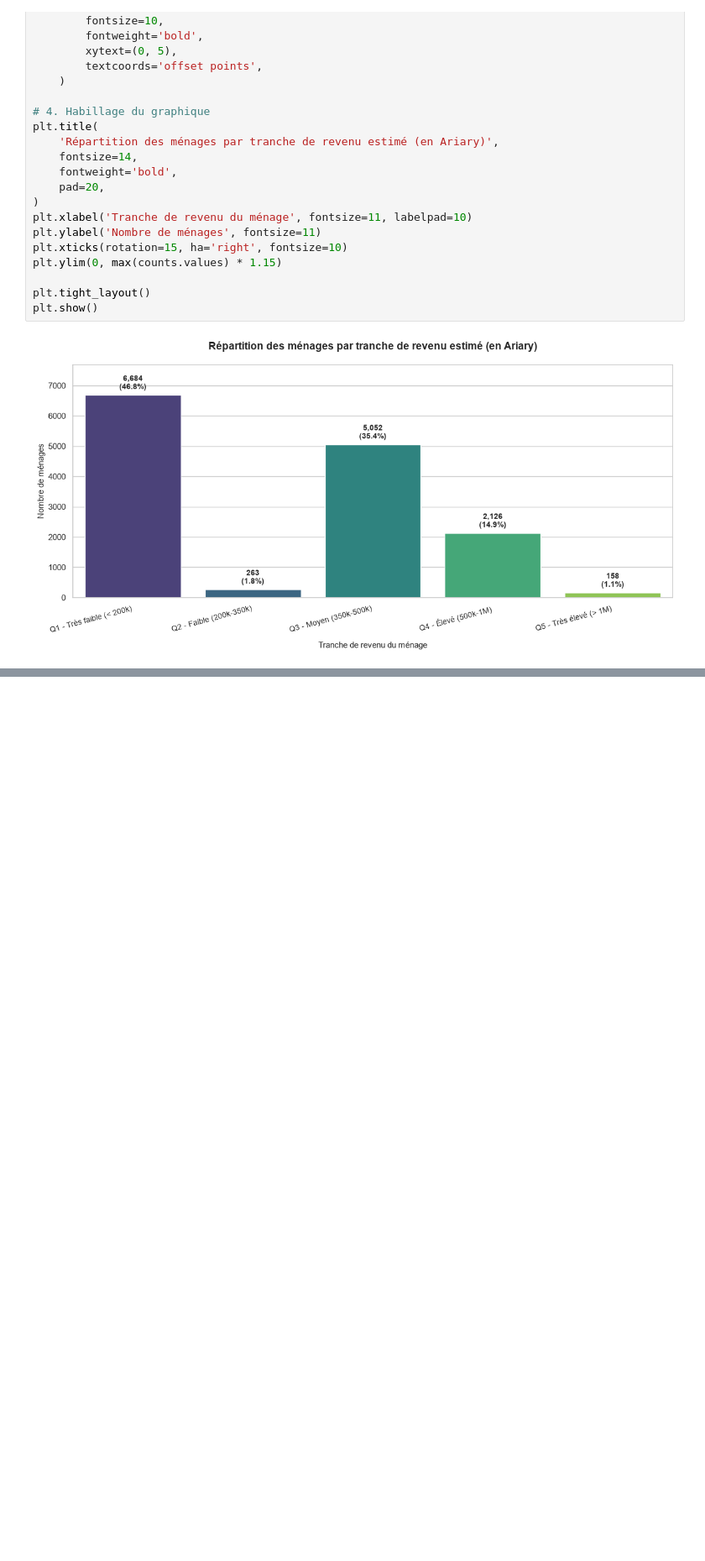
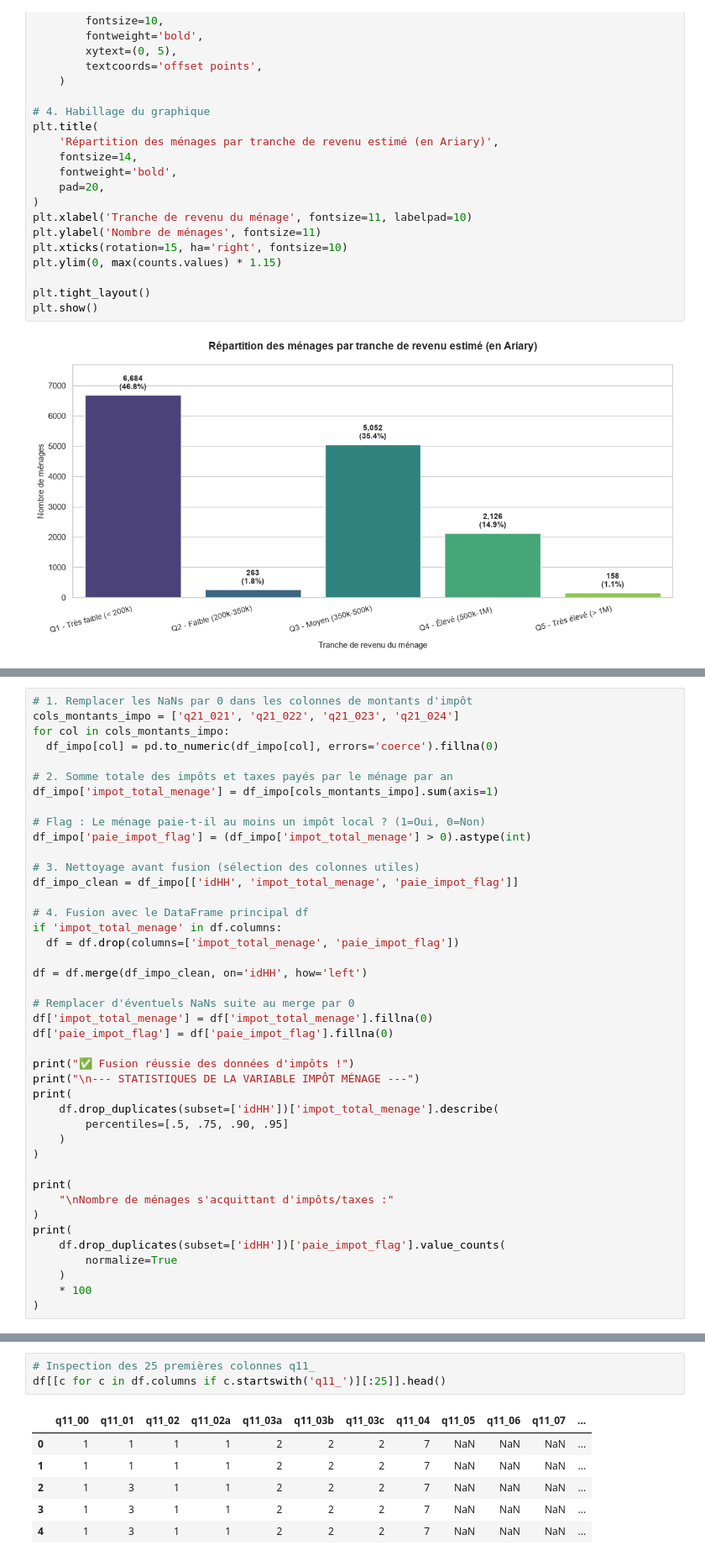
Before and after one commit to Nisafidy/ml, a Jupyter notebook: notebooks/01_EDA.ipynb, the cells around one changed output, grey strips where cells are left out. Shown at 84% size. Saved outputs shown, nothing was run; the diff lists cells and outputs as text; blank space fills up the shorter version.

```diff
--- a/notebooks/01_EDA.ipynb
+++ b/notebooks/01_EDA.ipynb
@@ -477,0 +624,42 @@ print(" Graphique sauvegardé dans reports/figures/01_repartition_revenus_menage
+# %%
+# 1. Remplacer les NaNs par 0 dans les colonnes de montants d'impôt
+cols_montants_impo = ['q21_021', 'q21_022', 'q21_023', 'q21_024']
+for col in cols_montants_impo:
+  df_impo[col] = pd.to_numeric(df_impo[col], errors='coerce').fillna(0)
+
+# 2. Somme totale des impôts et taxes payés par le ménage par an
+df_impo['impot_total_menage'] = df_impo[cols_montants_impo].sum(axis=1)
+
+# Flag : Le ménage paie-t-il au moins un impôt local ? (1=Oui, 0=Non)
+df_impo['paie_impot_flag'] = (df_impo['impot_total_menage'] > 0).astype(int)
+
+# 3. Nettoyage avant fusion (sélection des colonnes utiles)
+df_impo_clean = df_impo[['idHH', 'impot_total_menage', 'paie_impot_flag']]
+
+# 4. Fusion avec le DataFrame principal df
+if 'impot_total_menage' in df.columns:
+  df = df.drop(columns=['impot_total_menage', 'paie_impot_flag'])
+
+df = df.merge(df_impo_clean, on='idHH', how='left')
+
+# Remplacer d'éventuels NaNs suite au merge par 0
+df['impot_total_menage'] = df['impot_total_menage'].fillna(0)
+df['paie_impot_flag'] = df['paie_impot_flag'].fillna(0)
+
+print("✅ Fusion réussie des données d'impôts !")
+print("\n--- STATISTIQUES DE LA VARIABLE IMPÔT MÉNAGE ---")
+print(
+    df.drop_duplicates(subset=['idHH'])['impot_total_menage'].describe(
+        percentiles=[.5, .75, .90, .95]
+    )
+)
+
+print(
+    "\nNombre de ménages s'acquittant d'impôts/taxes :"
+)
+print(
+    df.drop_duplicates(subset=['idHH'])['paie_impot_flag'].value_counts(
+        normalize=True
+    )
+    * 100
+)
@@ -477,0 +741,10 @@ print(" Graphique sauvegardé dans reports/figures/01_repartition_revenus_menage
+# %%
+# Inspection des 25 premières colonnes q11_
+df[[c for c in df.columns if c.startswith('q11_')][:25]].head()
+# %% [output]
+|  | q11_00 | q11_01 | q11_02 | q11_02a | q11_03a | q11_03b | q11_03c | q11_04 | q11_05 | q11_06 | q11_07 | ... |
+| 0 | 1 | 1 | 1 | 1 | 2 | 2 | 2 | 7 | NaN | NaN | NaN | ... |
+| 1 | 1 | 1 | 1 | 1 | 2 | 2 | 2 | 7 | NaN | NaN | NaN | ... |
+| 2 | 1 | 3 | 1 | 1 | 2 | 2 | 2 | 7 | NaN | NaN | NaN | ... |
+| 3 | 1 | 3 | 1 | 1 | 2 | 2 | 2 | 7 | NaN | NaN | NaN | ... |
+| 4 | 1 | 3 | 1 | 1 | 2 | 2 | 2 | 7 | NaN | NaN | NaN | ... |
```
Also changed, not shown: parts of 15 cells of this notebook, 8 other files.
